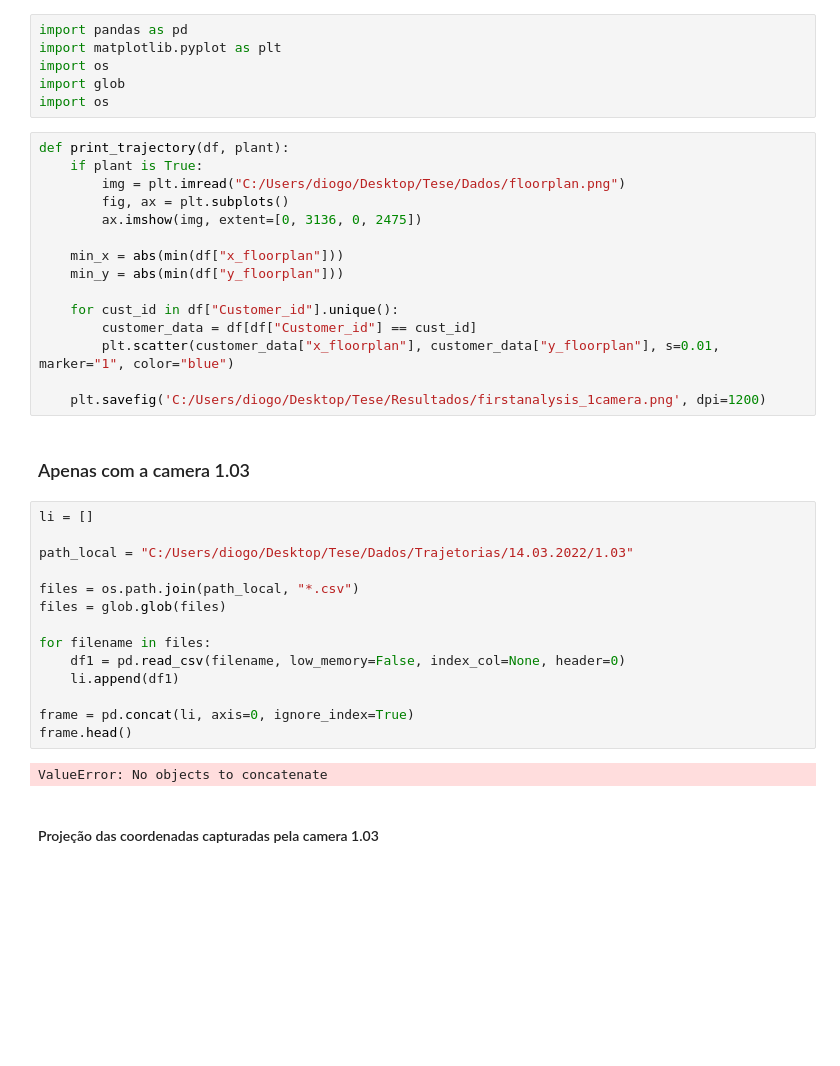
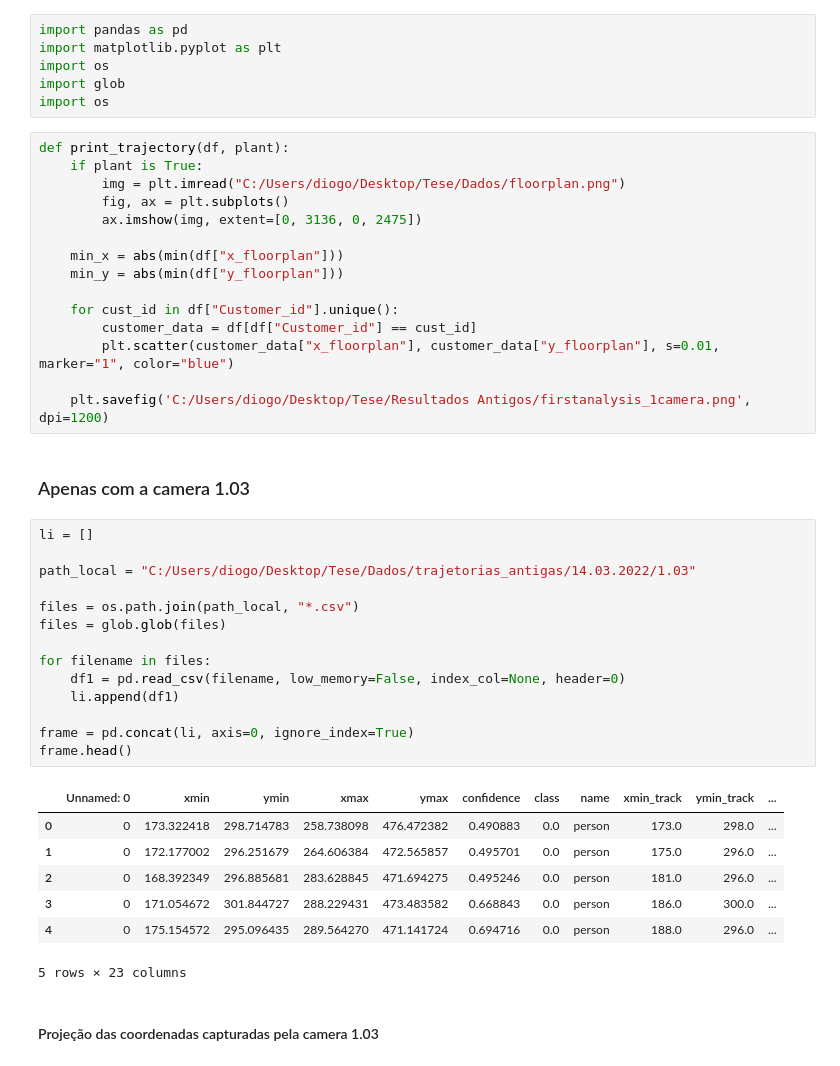
Before and after one commit to DiogoMendess/master-thesis, a Jupyter notebook: old_coordinate_operations/First Data Analysis.ipynb, the cells around one changed output. Cells and saved outputs as stored; diff of their text form; blank space fills up the shorter version.

```diff
--- a/old_coordinate_operations/First Data Analysis.ipynb
+++ b/old_coordinate_operations/First Data Analysis.ipynb
@@ -18,25 +18,31 @@ def print_trajectory(df, plant):
         customer_data = df[df["Customer_id"] == cust_id]
         plt.scatter(customer_data["x_floorplan"], customer_data["y_floorplan"], s=0.01, marker="1", color="blue")
 
-    plt.savefig('C:/Users/diogo/Desktop/Tese/Resultados/firstanalysis_1camera.png', dpi=1200)
+    plt.savefig('C:/Users/diogo/Desktop/Tese/Resultados Antigos/firstanalysis_1camera.png', dpi=1200)
 # %% [markdown]
 ### Apenas com a camera 1.03
 # %%
 li = []
 
-path_local = "C:/Users/diogo/Desktop/Tese/Dados/Trajetorias/14.03.2022/1.03"
+path_local = "C:/Users/diogo/Desktop/Tese/Dados/trajetorias_antigas/14.03.2022/1.03"
 
 files = os.path.join(path_local, "*.csv")
 files = glob.glob(files)
 
 for filename in files:
     df1 = pd.read_csv(filename, low_memory=False, index_col=None, header=0)
     li.append(df1)
 
 frame = pd.concat(li, axis=0, ignore_index=True)
 frame.head()
 # %% [output]
+|  | Unnamed: 0 | xmin | ymin | xmax | ymax | confidence | class | name | xmin_track | ymin_track | ... |
+| 0 | 0 | 173.322418 | 298.714783 | 258.738098 | 476.472382 | 0.490883 | 0.0 | person | 173.0 | 298.0 | ... |
+| 1 | 0 | 172.177002 | 296.251679 | 264.606384 | 472.565857 | 0.495701 | 0.0 | person | 175.0 | 296.0 | ... |
+| 2 | 0 | 168.392349 | 296.885681 | 283.628845 | 471.694275 | 0.495246 | 0.0 | person | 181.0 | 296.0 | ... |
+| 3 | 0 | 171.054672 | 301.844727 | 288.229431 | 473.483582 | 0.668843 | 0.0 | person | 186.0 | 300.0 | ... |
+| 4 | 0 | 175.154572 | 295.096435 | 289.564270 | 471.141724 | 0.694716 | 0.0 | person | 188.0 | 296.0 | ... |
-ValueError: No objects to concatenate
+5 rows × 23 columns
 # %% [markdown]
 #### Projeção das coordenadas capturadas pela camera 1.03
 # %%
```
Also changed, not shown: parts of 4 cells of this notebook, 2 other files.
